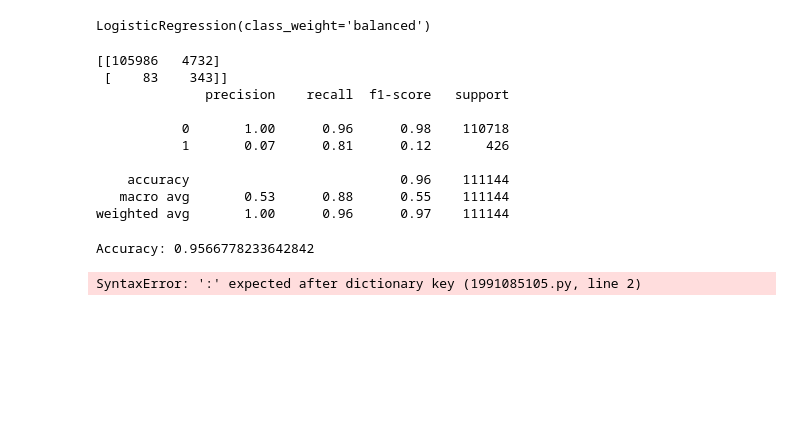
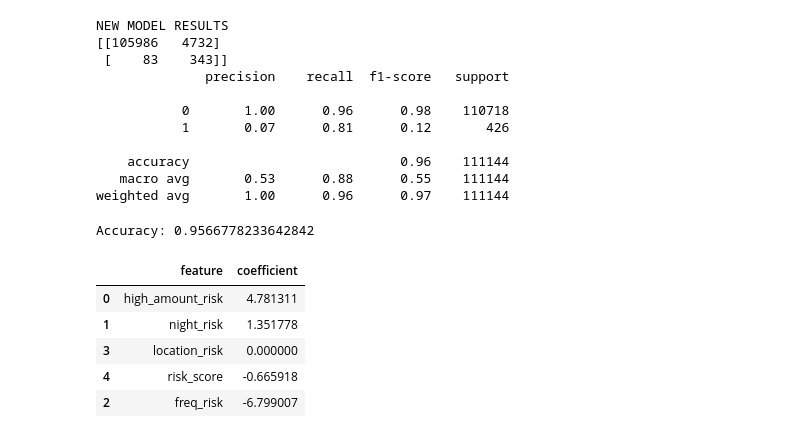
Before and after one commit to zairahussain27/AI-Fraud-Detection-Risk-Intelligence-System, a Jupyter notebook: notebooks/04_model_building.ipynb, the cells around one changed output. Drawn from its saved outputs; the diff is of its cells as text; code cells hidden in the pictures; blank space fills up the shorter version.

```diff
--- a/notebooks/04_model_building.ipynb
+++ b/notebooks/04_model_building.ipynb
@@ -19,8 +51,23 @@ X_train, X_test, y_train, y_test = train_test_split(x, y, test_size=0.2, random_
 # %%
-#Train the model
+# NEW MODEL (with class_weight)
+new_model = LogisticRegression(class_weight='balanced')
 
-model = LogisticRegression(class_weight='balanced')
+new_model.fit(X_train, y_train)
+
+y_pred_new = new_model.predict(X_test)
+
+print("NEW MODEL RESULTS")
+print(confusion_matrix(y_test, y_pred_new))
+print(classification_report(y_test, y_pred_new))
+# %% [output]
+NEW MODEL RESULTS
+[[105986   4732]
+ [    83    343]]
+              precision    recall  f1-score   support
+
+           0       1.00      0.96      0.98    110718
+           1       0.07      0.81      0.12       426
+
+    accuracy                           0.96    111144
+   macro avg       0.53      0.88      0.55    111144
+weighted avg       1.00      0.96      0.97    111144
-# %%
-model.fit(X_train, y_train)
-# %% [output]
-LogisticRegression(class_weight='balanced')
@@ -31,17 +74,3 @@ y_pred = model.predict(X_test)
-# %%
-print(confusion_matrix(y_test, y_pred))
-print(classification_report(y_test, y_pred))
-# %% [output]
-[[105986   4732]
- [    83    343]]
-              precision    recall  f1-score   support
-
-           0       1.00      0.96      0.98    110718
-           1       0.07      0.81      0.12       426
-
-    accuracy                           0.96    111144
-   macro avg       0.53      0.88      0.55    111144
-weighted avg       1.00      0.96      0.97    111144
 # %%
 from sklearn.metrics import accuracy_score
 
@@ -50,16 +79,23 @@ print("Accuracy:", accuracy)
 # %% [output]
 Accuracy: 0.9566778233642842
 # %%
+X = trans_df[['high_amount_risk','night_risk','freq_risk','location_risk','risk_score']]
+
 feature_importance = pd.DataFrame({
-    "feature": X.columns,S
+    "feature": X.columns,
     "coefficient": model.coef_[0]
 })
 
 feature_importance = feature_importance.sort_values(by="coefficient", ascending=False)
 
 feature_importance
 # %% [output]
-SyntaxError: ':' expected after dictionary key (1991085105.py, line 2)
+|  | feature | coefficient |
+| 0 | high_amount_risk | 4.781311 |
+| 1 | night_risk | 1.351778 |
+| 3 | location_risk | 0.000000 |
+| 4 | risk_score | -0.665918 |
+| 2 | freq_risk | -6.799007 |
 # %%
 import matplotlib.pyplot as plt
 
```
Also changed, not shown: parts of 6 cells of this notebook, 2 other files.
